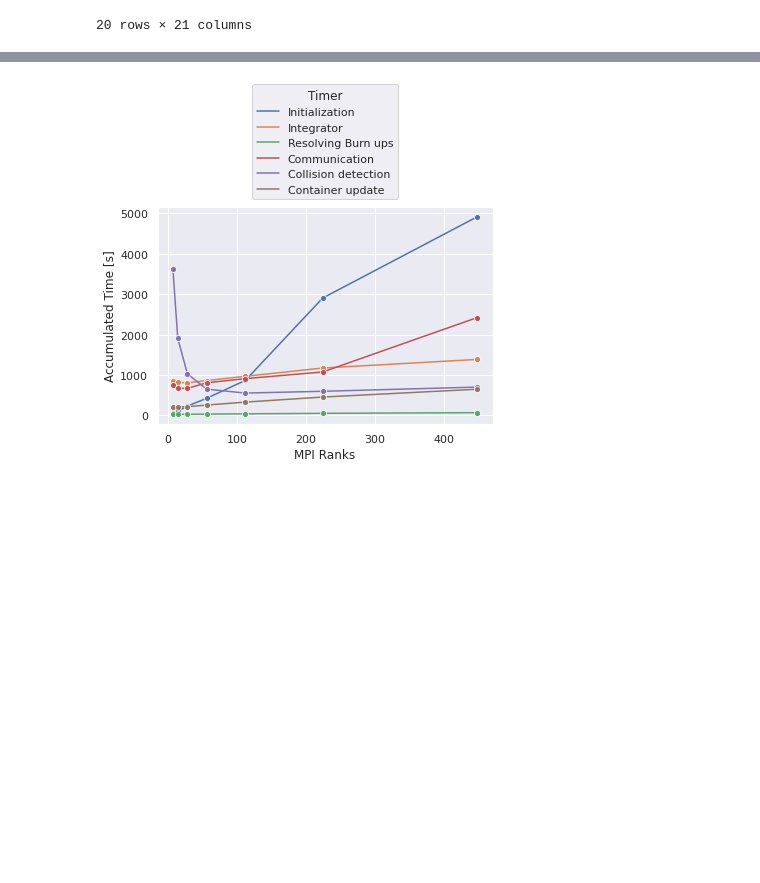
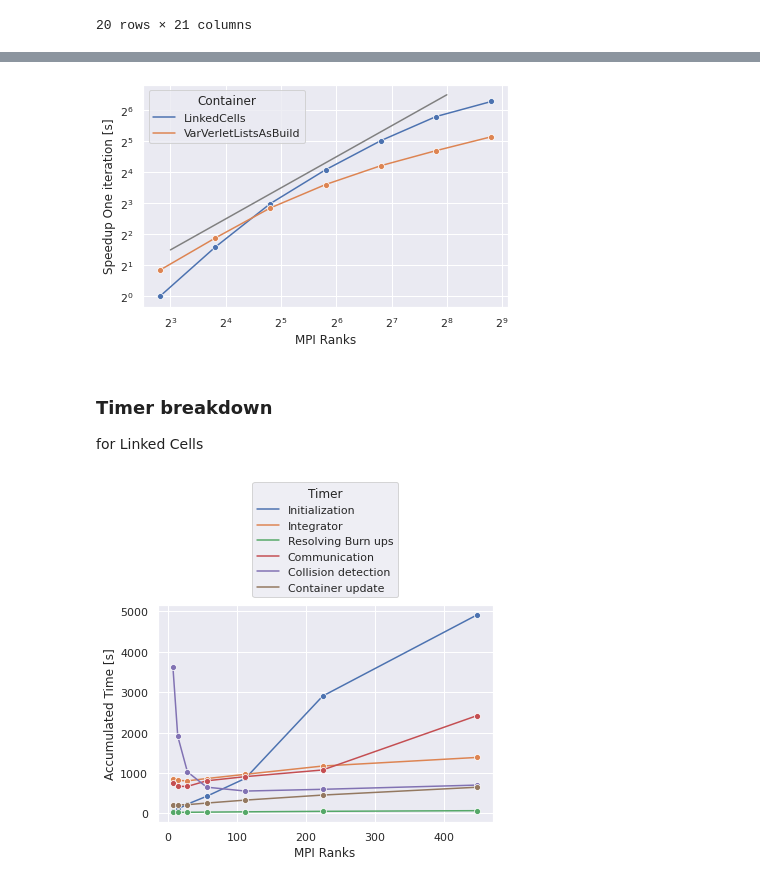
Before and after one commit to esa/LADDS, a Jupyter notebook: notebooks/PerformanceAnalysis.ipynb, the cells around one changed output, grey strips where cells are left out. Drawn from its saved outputs; the diff is of its cells as text; code cells hidden in the pictures; blank space fills up the shorter version.

```diff
--- a/notebooks/PerformanceAnalysis.ipynb
+++ b/notebooks/PerformanceAnalysis.ipynb
@@ -172,3 +225,32 @@ plt.savefig('SpeedupWallTime.png', dpi=300)
+# %%
+thisData = dfMPIScaling.query('`desiredCellsPerDimension` == 25').copy()
+
+for s in ['One iteration']:
+    thisData['Speedup ' + s] = thisData.query('`MPI Ranks` == 7')[s][0] / thisData[s]
+
+yAxis='Speedup One iteration'
+
+ax = sns.lineplot(
+    data=thisData,
+    x='MPI Ranks',
+    y=yAxis,
+    hue="Container",
+    marker='o',
+)
+plt.ylabel(yAxis + " [s]")
+ax.loglog(base=2)
+X_plot = [2**x for x in [3,4,5,6,7,8]]
+Y_plot = [2**x for x in [1.5,2.5,3.5,4.5,5.5,6.5]]
+plt.plot(X_plot, Y_plot, color='gray')
+plt.tight_layout()
+# plt.savefig('SpeedupOneIteration.pdf')
+plt.savefig('SpeedupOneIteration.png', dpi=300)
+# %% [output]
+[figure, added]
+# %% [markdown]
+### Timer breakdown
+
+for Linked Cells
 # %%
 thisData = dfMPIScaling.query('Container == "LinkedCells"').copy()
 thisData['Collision detection'] = thisData['Collision detection'] + thisData['Collision detection immigrants'] + thisData['Collision detection emmigrants']
```
Also changed, not shown: parts of 6 cells of this notebook.
